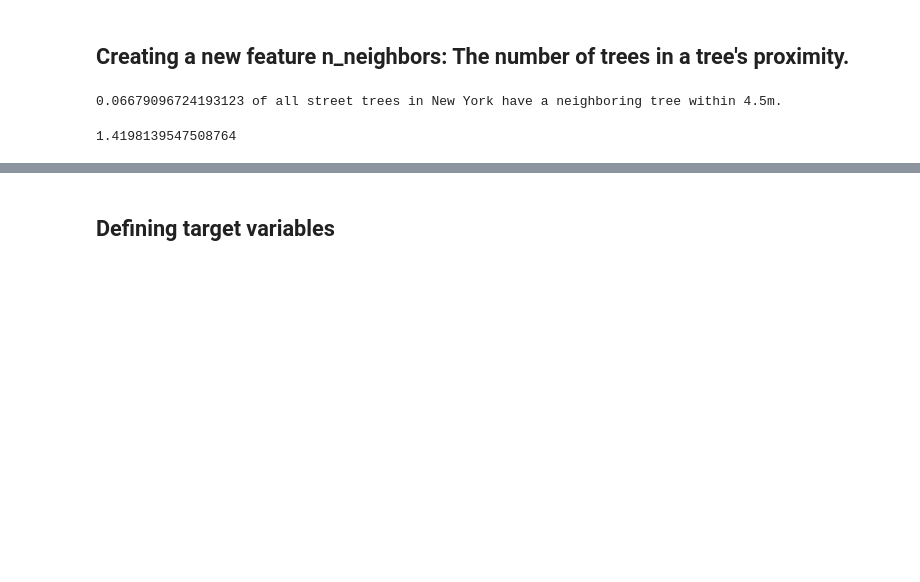
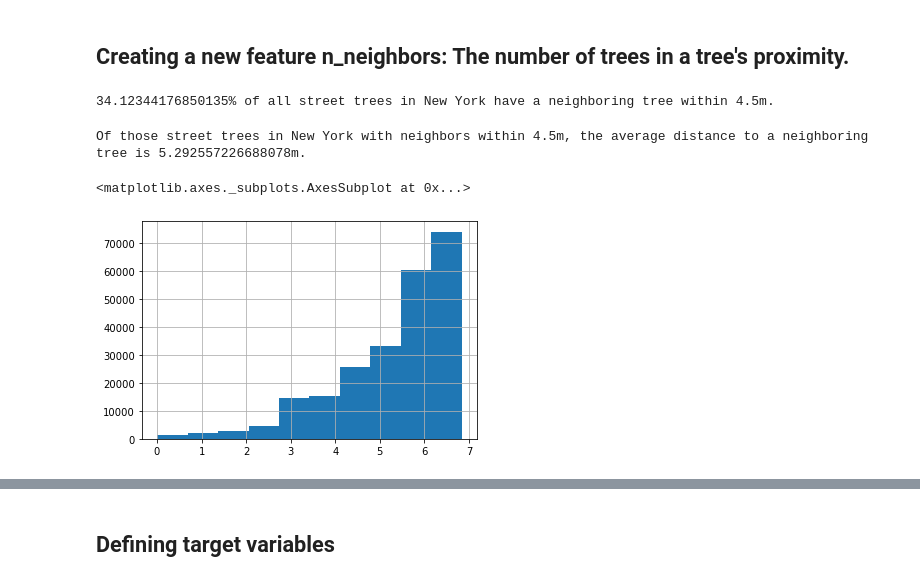
Before and after one commit to lezneklihp/dsend_project_4, a Jupyter notebook: featureeng_trees.ipynb, the cells around one changed output, grey strips where cells are left out. Saved outputs shown, nothing was run; the diff lists cells and outputs as text; code cells hidden in the pictures; blank space fills up the shorter version.

```diff
--- a/featureeng_trees.ipynb
+++ b/featureeng_trees.ipynb
@@ -75,12 +74,34 @@ neighbors_counts['distance'] = [geodesic((neighbors_counts['latitude'].loc[i], n
-# %%
-# Find share of trees which have neighboring trees, given a circle with a 4.5m radius around each tree.
-share_neighbors = neighbors_counts[neighbors_counts['n_neighbors'] > 1]['n_neighbors'].count() / len(neighbors_counts)
-print("{} of all street trees in New York have a neighboring tree within 4.5m.".format(share_neighbors))
-
-# Identify average distance of a street tree to another street tree in New York.
-neighbors_counts[(neighbors_counts['n_neighbors'] > 1) & \
-                 (neighbors_counts['circs_lat'] != neighbors_counts['latitude']) & \
-                 (neighbors_counts['circs_long'] != neighbors_counts['longitude'])]['distance'].mean()
-# %% [output]
-0.06679096724193123 of all street trees in New York have a neighboring tree within 4.5m.
-1.4198139547508764
+# %%
+# Rename the columns to reflect the respective information.
+neighbors.rename(columns={
+                      'tree_pos_lat_x': 'lat',
+                      'tree_pos_long_x': 'long',
+                      'tree_pos_lat_y': 'neighbors_lat',
+                      'tree_pos_long_y': 'neighbors_long'
+                      },
+                 inplace=True)
+
+neighbors.reset_index(drop=True, inplace=True)
+
+# Calculate the distance in meters between a tree and its neighboring tree(s).
+neighbors['distance'] = [geodesic((neighbors['lat'].loc[i], neighbors['long'].loc[i]),
+                                  (neighbors['neighbors_lat'].loc[i], neighbors['neighbors_long'].loc[i])).meters
+                         for i in neighbors.index]
+# %%
+share_neighbors = len(neighbors[neighbors['distance'] > 0.0]) / len(circles)
+print("{}% of all street trees in New York have a neighboring tree within 4.5m.".format(share_neighbors * 100))
+# %% [output]
+34.12344176850135% of all street trees in New York have a neighboring tree within 4.5m.
+# %%
+# Of those trees with neighbors, identify average distance of a street tree to another street tree in New York.
+avg_distance = neighbors[neighbors['distance'] > 0.0]['distance'].mean()
+print("Of those street trees in New York with neighbors within 4.5m, the average distance to a neighboring tree is {}m.".format(avg_distance))
+# %% [output]
+Of those street trees in New York with neighbors within 4.5m, the average distance to a neighboring tree is 5.292557226688078m.
+# %%
+# Plot the distribution of the distance between neighboring trees. If two trees are neighbors, they are more than 4.5m away
+# each other.
+neighbors[neighbors['distance'] > 0.0]['distance'].hist()
+# %% [output]
+<matplotlib.axes._subplots.AxesSubplot at 0x...>
+[figure, added]
```
Also changed, not shown: parts of 13 cells of this notebook, 13 other files.
